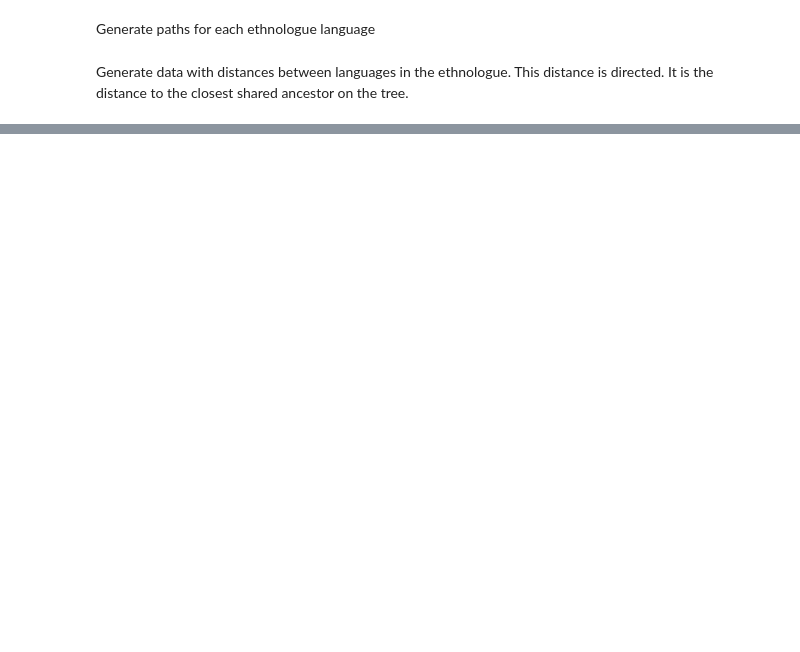
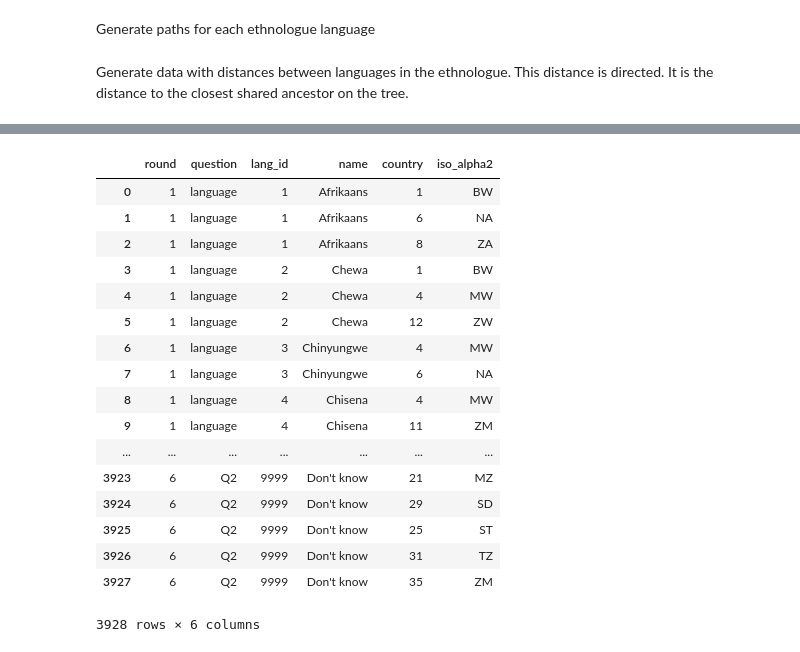
Before and after one commit to jrnold/afrobarometer-languages, a Jupyter notebook: data-raw/ScratchPad.ipynb, the cells around one changed output, grey strips where cells are left out. Drawn from its saved outputs; the diff is of its cells as text; code cells hidden in the pictures; blank space fills up the shorter version.

```diff
--- a/data-raw/ScratchPad.ipynb
+++ b/data-raw/ScratchPad.ipynb
@@ -144,0 +218,10 @@ import goodtables
+# %%
+afrobarometer_langs = pd.read_csv("../data/afrobarometer_langs.csv",
+               na_values = '', keep_default_na = False).\
+    astype({'value': np.int64}).\
+    rename(columns = {'value': "lang_id"})
+# %%
+afrobarometer_langs = afrobarometer_langs.merge(glottocode_manual.\
+                              rename(columns = {'value': 'lang_id'}),
+                          how = 'outer',
+                          on = ('round', 'question', 'lang_id', 'country'))
@@ -144,0 +248,21 @@ import goodtables
+# %%
+afrobarometer_langs
+# %% [output]
+|  | round | question | lang_id | name | country | iso_alpha2 |
+| 0 | 1 | language | 1 | Afrikaans | 1 | BW |
+| 1 | 1 | language | 1 | Afrikaans | 6 | NA |
+| 2 | 1 | language | 1 | Afrikaans | 8 | ZA |
+| 3 | 1 | language | 2 | Chewa | 1 | BW |
+| 4 | 1 | language | 2 | Chewa | 4 | MW |
+| 5 | 1 | language | 2 | Chewa | 12 | ZW |
+| 6 | 1 | language | 3 | Chinyungwe | 4 | MW |
+| 7 | 1 | language | 3 | Chinyungwe | 6 | NA |
+| 8 | 1 | language | 4 | Chisena | 4 | MW |
+| 9 | 1 | language | 4 | Chisena | 11 | ZM |
+| ... | ... | ... | ... | ... | ... | ... |
+| 3923 | 6 | Q2 | 9999 | Don't know | 21 | MZ |
+| 3924 | 6 | Q2 | 9999 | Don't know | 29 | SD |
+| 3925 | 6 | Q2 | 9999 | Don't know | 25 | ST |
+| 3926 | 6 | Q2 | 9999 | Don't know | 31 | TZ |
+| 3927 | 6 | Q2 | 9999 | Don't know | 35 | ZM |
+3928 rows × 6 columns
```
Also changed, not shown: parts of 19 cells of this notebook, 19 other files.
